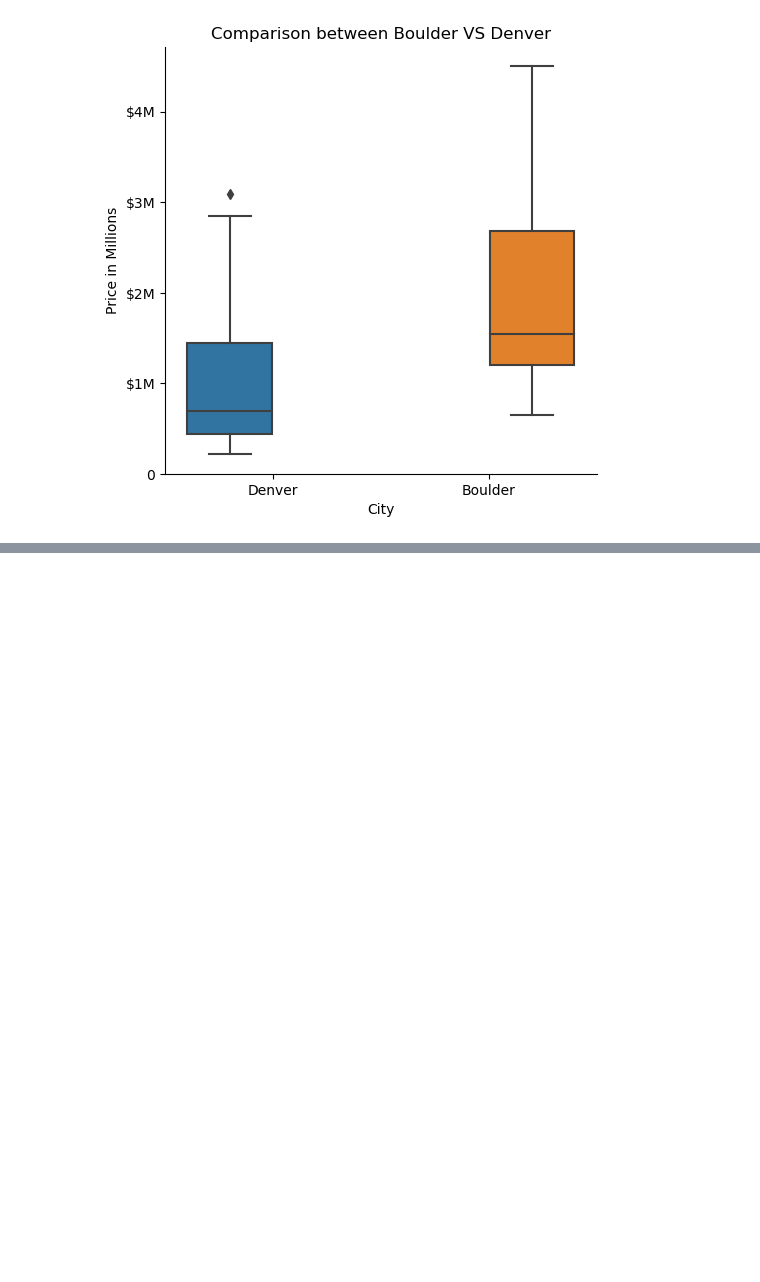
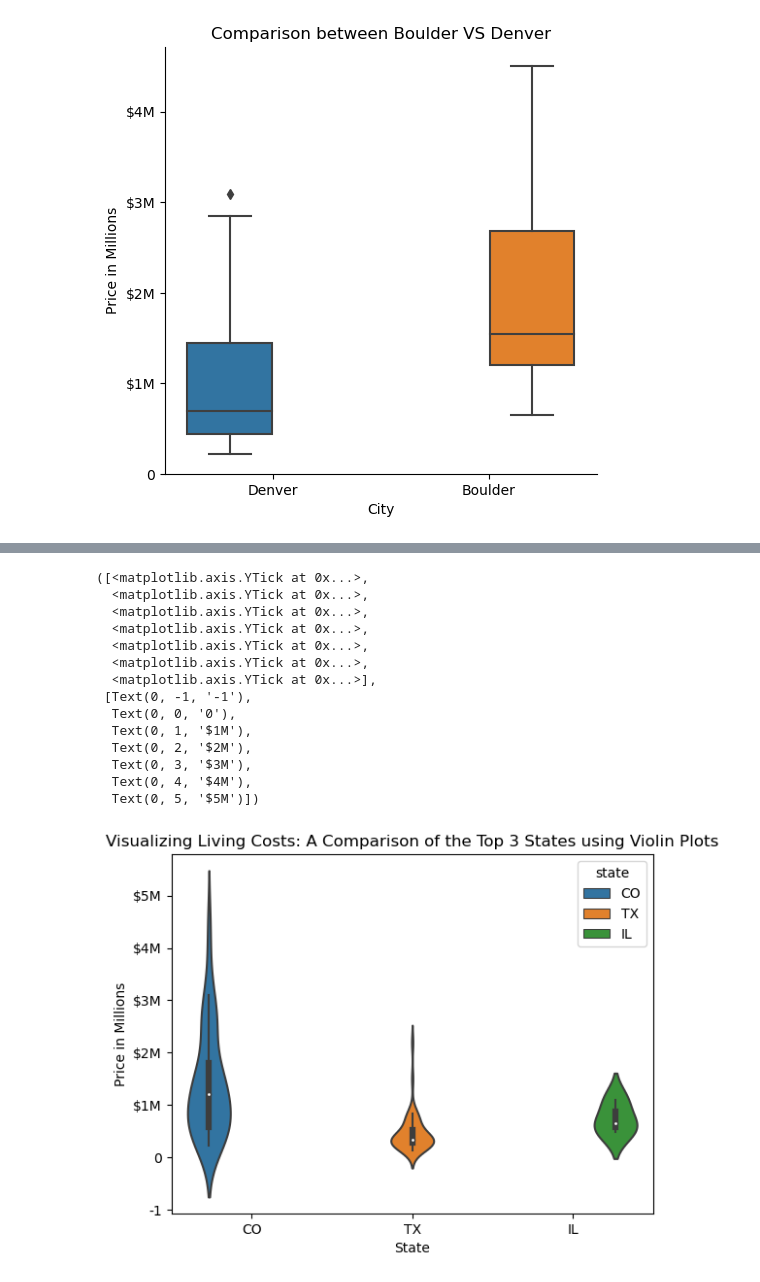
Before and after one commit to mkskr1999/House-Value-Prediction, a Jupyter notebook: Code/ML Project.ipynb, the cells around one changed output, grey strips where cells are left out. Cells and saved outputs as stored; diff of their text form; code cells hidden in the pictures; blank space fills up the shorter version.

```diff
--- a/Code/ML Project.ipynb
+++ b/Code/ML Project.ipynb
@@ -330,0 +331,25 @@ sns.heatmap(corr, annot=True, cmap='coolwarm')
+# %%
+top_3=['CO','TX','IL']
+top3=Housing_Data[Housing_Data['state'].isin(top_3)]
+sns.violinplot(data =Housing_Data[Housing_Data['state'].isin(top_3)], x = 'state', y = 'priceinmil', kind = 'violin', hue = 'state')
+plt.xlabel('State')
+plt.ylabel('Price in Millions')
+plt.title('Visualizing Living Costs: A Comparison of the Top 3 States using Violin Plots')
+y_tick_labels = ['-1','0', '$1M', '$2M', '$3M', '$4M','$5M']
+plt.yticks(ticks=[-1,0,1,2,3,4,5],labels=y_tick_labels)
+# %% [output]
+([<matplotlib.axis.YTick at 0x...>,
+  <matplotlib.axis.YTick at 0x...>,
+  <matplotlib.axis.YTick at 0x...>,
+  <matplotlib.axis.YTick at 0x...>,
+  <matplotlib.axis.YTick at 0x...>,
+  <matplotlib.axis.YTick at 0x...>,
+  <matplotlib.axis.YTick at 0x...>],
+ [Text(0, -1, '-1'),
+  Text(0, 0, '0'),
+  Text(0, 1, '$1M'),
+  Text(0, 2, '$2M'),
+  Text(0, 3, '$3M'),
+  Text(0, 4, '$4M'),
+  Text(0, 5, '$5M')])
+[figure, added]
```
Also changed, not shown: parts of 7 cells of this notebook, 2 other files.
